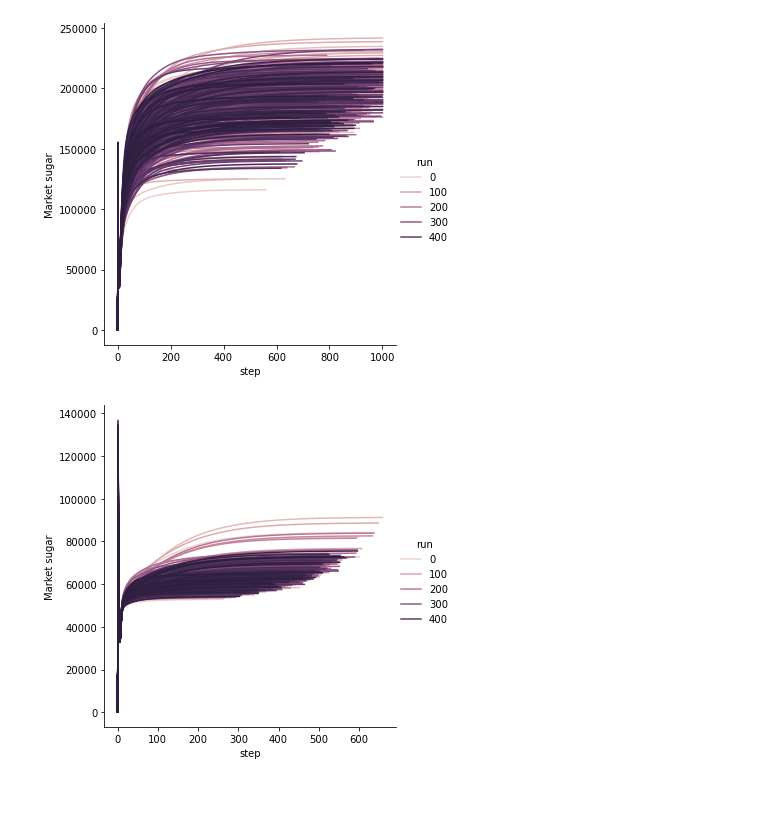
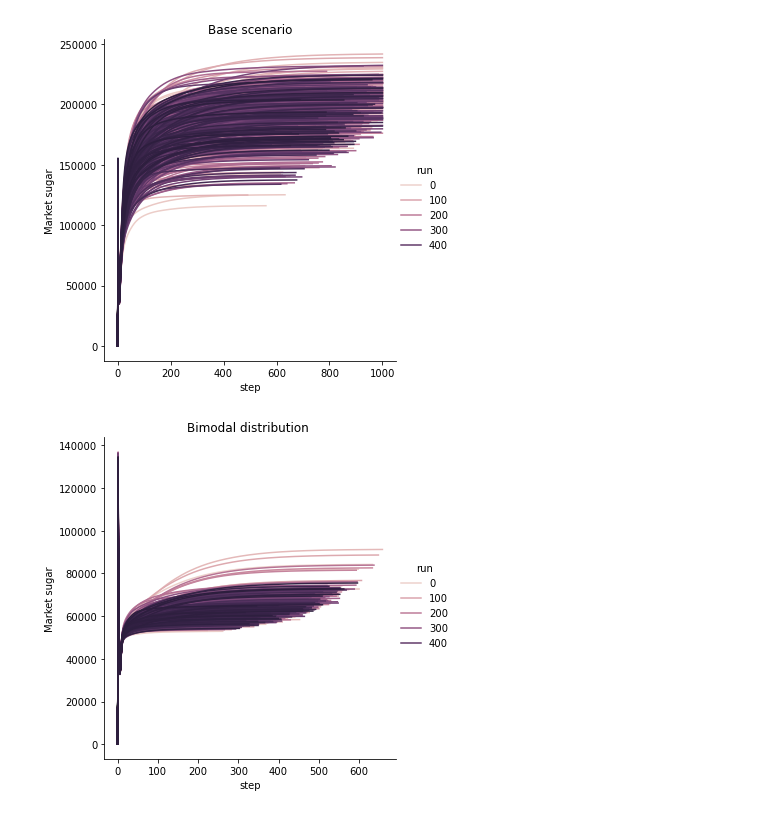
Before and after one commit to joshwie/ASU-MATH-Spring-School-2023, a Jupyter notebook: MWDv2.0_COMSES/code/results/analysis.ipynb, the cells around one changed output. Saved outputs shown, nothing was run; the diff lists cells and outputs as text; code cells hidden in the pictures.

Commit message:
with new plot functions

```diff
--- a/MWDv2.0_COMSES/code/results/analysis.ipynb
+++ b/MWDv2.0_COMSES/code/results/analysis.ipynb
@@ -34,23 +52,23 @@ df_full_bi = df_bimodal_dist.assign(w_p_ratio = w_p_ratio_bi, sugar_difference =
 # %%
 #----- Base Scenario --------
 fig = sns.relplot(data=df_full_BS, x="step", y='S_M' ,
             kind="line",  hue="run")
-fig.set(ylabel ='Market sugar')
+fig.set(ylabel ='Market sugar', title='Base scenario')
 
 plt.show()
 # %% [output]
-[figure, old version]
+[figure, new version]
 # %%
 #----- Alpha bimodal dist. --------
 
 fig = sns.relplot(data=df_full_bi, x="step", y='S_M' ,
             kind="line",  hue="run",)
-fig.set(ylabel='Market sugar')
+fig.set(ylabel='Market sugar', title='Bimodal distribution ')
 
 
 plt.show()
 # %% [output]
-[figure, old version]
+[figure, new version]
 # %%
 #-- Base Scenario -----
 
```
Also changed, not shown: parts of 11 cells of this notebook.
